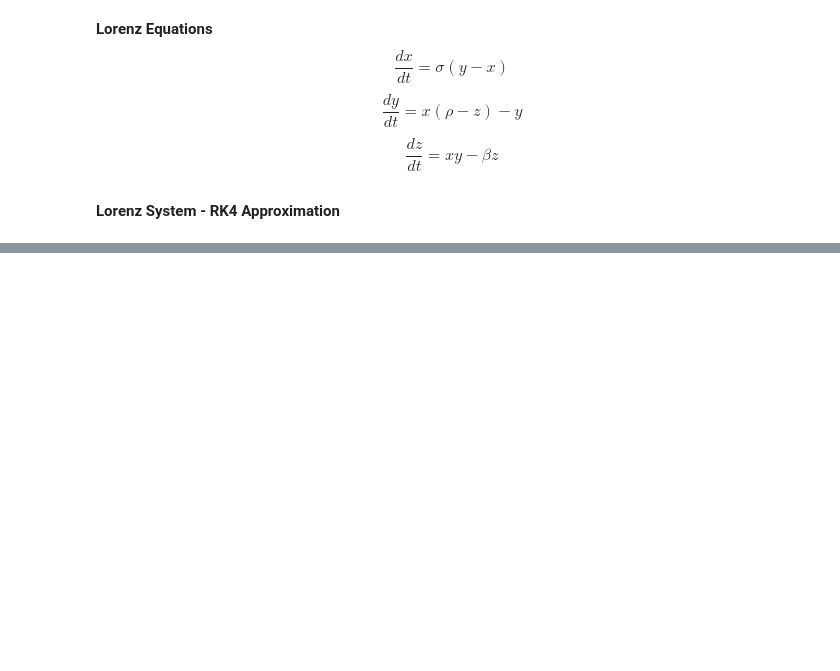
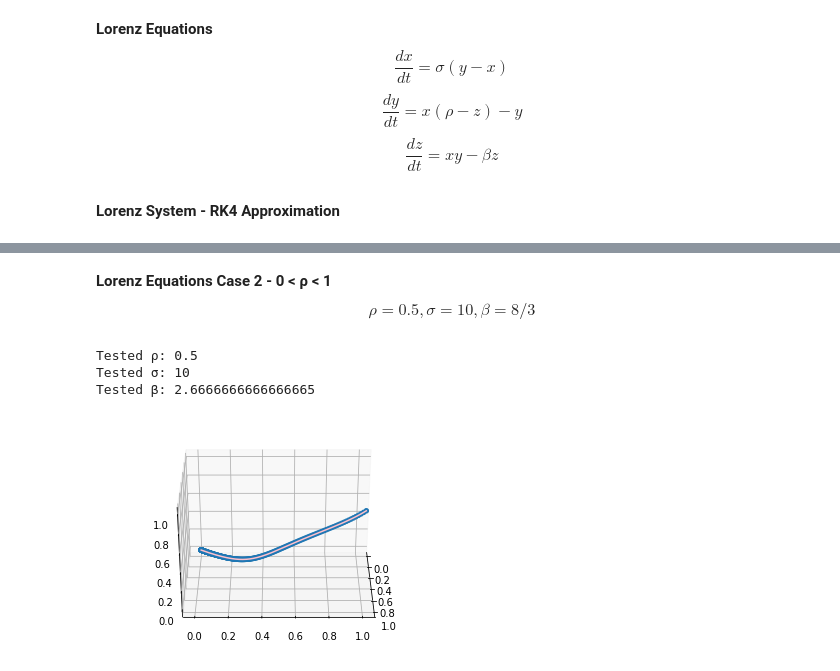
Before and after one commit to eangelcortes/lorenz_eq, a Jupyter notebook: Lorenz Equations 2.5.ipynb, the cells around one changed output, grey strips where cells are left out. Drawn from its saved outputs; the diff is of its cells as text; code cells hidden in the pictures; blank space fills up the shorter version.

```diff
--- a/Lorenz Equations 2.5.ipynb
+++ b/Lorenz Equations 2.5.ipynb
@@ -83,0 +99,19 @@ Y = L_RK4(a,b,α,N)
+# %% [markdown]
+<b> Lorenz Equations Case 2 -  0 < ρ < 1 </b>
+    $$ \rho = 0.5,  \sigma = 10,  \beta = 8/3 $$
+# %%
+ρ = 0.5
+Y = L_RK4(a,b,α,N)
+fig = plt.figure(); ax = plt.axes(projection='3d');
+
+# Change degrees of rotation:
+ax.view_init(30,0)
+ax.plot3D(Y[0],Y[1],Y[2], 'pink'); ax.scatter3D(Y[0], Y[1], Y[2])
+
+
+print ("Tested ρ:", ρ); print ("Tested σ:", σ); print ("Tested β:", β)
+# %% [output]
+Tested ρ: 0.5
+Tested σ: 10
+Tested β: 2.6666666666666665
+[figure, added]
```
Also changed, not shown: parts of 8 cells of this notebook.
